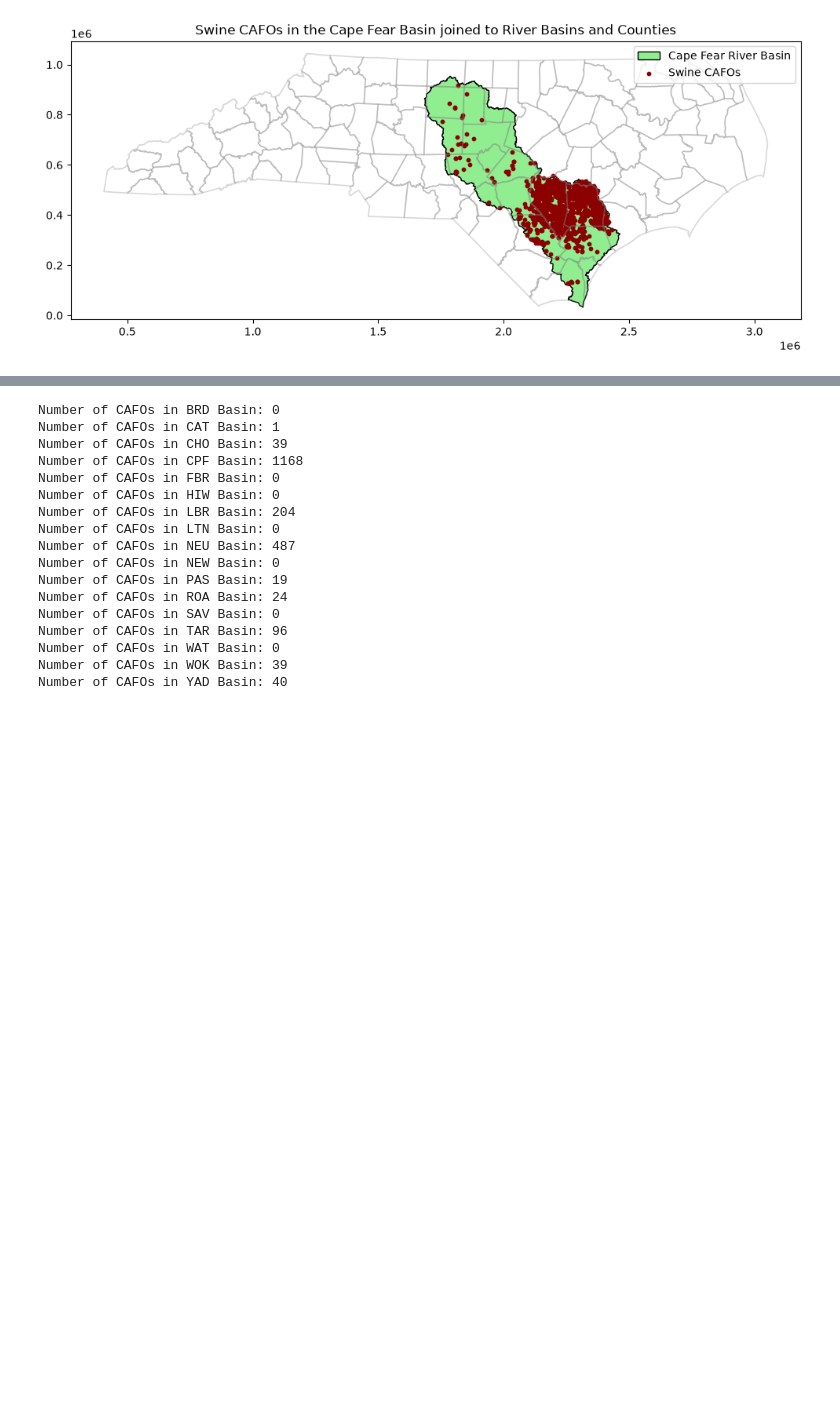
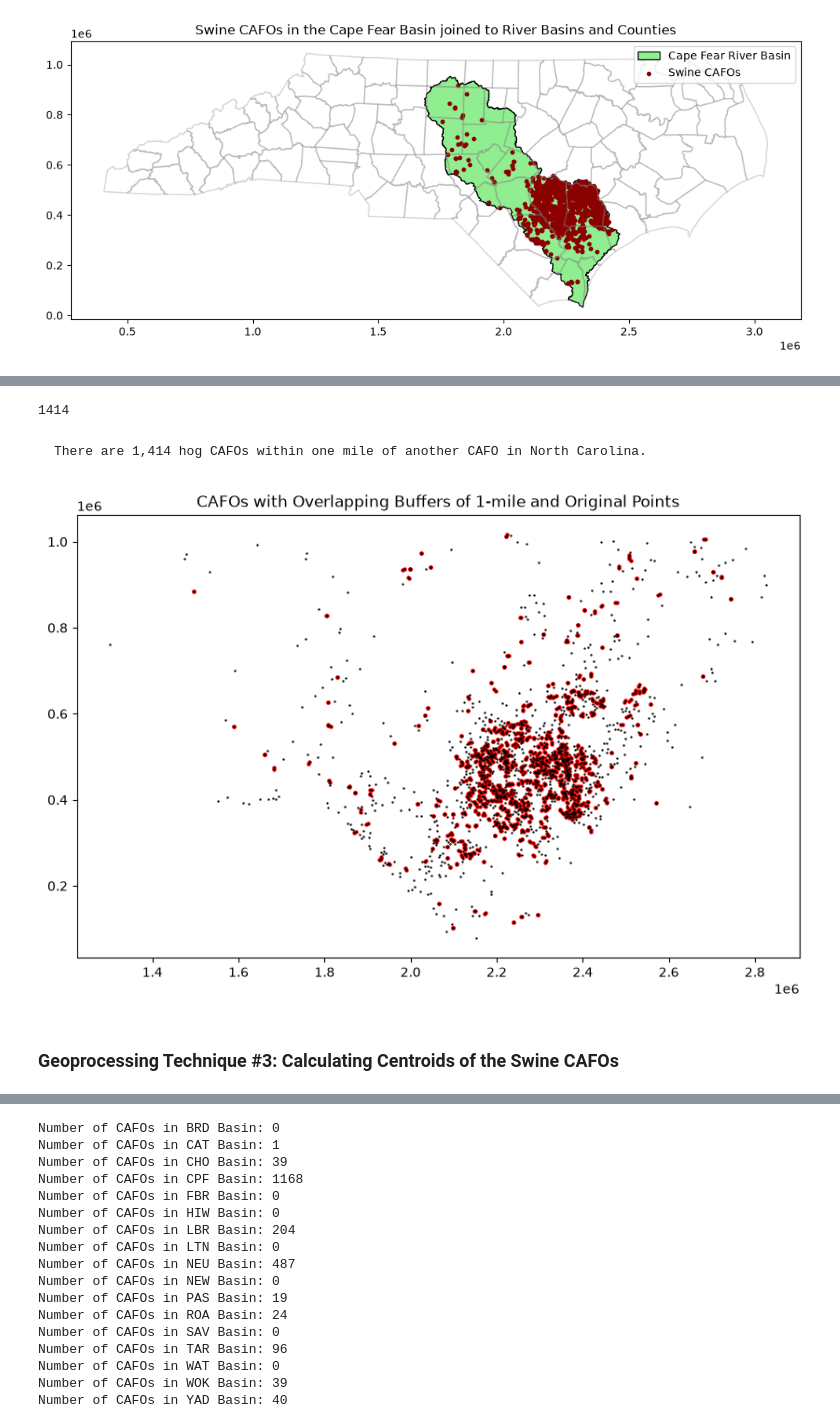
Before and after one commit to stromc485/geog592-stromc, a Jupyter notebook: schedule/week8/geopandas_proj.ipynb, the cells around one changed output, grey strips where cells are left out. Drawn from its saved outputs; the diff is of its cells as text; code cells hidden in the pictures; blank space fills up the shorter version.

```diff
--- a/schedule/week8/geopandas_proj.ipynb
+++ b/schedule/week8/geopandas_proj.ipynb
@@ -330,0 +352,45 @@ plt.legend()
+# %%
+# Count CAFOs within one mile of each CAFO
+counts = (
+    joined.groupby('Permit Number_left')
+    .size()
+    .reset_index(name='CAFOs_within_1_mile')
+)
+# %%
+# Add counts back to original CAFO layer
+gdf_cafos_6543 = gdf_cafos_6543.merge(
+    counts,
+    left_on='Permit Number',
+    right_on='Permit Number_left',
+    how='left'
+)
+# %%
+gdf_cafos_6543['CAFOs_within_1_mile_mile'] = (
+    gdf_cafos_6543['CAFOs_within_1_mile'].fillna(0)
+)
+
+# Remove the CAFO itself from its own count
+gdf_cafos_6543['CAFOs_within_1_mile'] = (
+    gdf_cafos_6543['CAFOs_within_1_mile'] - 1
+)
+# %%
+# NOW finding only the CAFOs that are within 1 mile of another CAFO
+overlapping_cafos = gdf_cafos_6543[
+    gdf_cafos_6543['CAFOs_within_1_mile'] > 0
+]
+len(overlapping_cafos)
+# %% [output]
+1414
+# %% [markdown]
+    There are 1,414 hog CAFOs within one mile of another CAFO in North Carolina.
+# %%
+# Plot the CAFOs with the count of other CAFOs within 1 mile
+fig, ax = plt.subplots(figsize=(10,10))
+overlapping_cafos.plot(ax=ax, markersize=5, c="red")
+gdf_cafos_6543.plot(ax=ax, markersize=0.5, c="black")
+ax.set_title("CAFOs with Overlapping Buffers of 1-mile and Original Points")
+plt.show()
+# %% [output]
+[figure, added]
+# %% [markdown]
+### Geoprocessing Technique #3: Calculating Centroids of the Swine CAFOs
```
Also changed, not shown: parts of 24 cells of this notebook.
